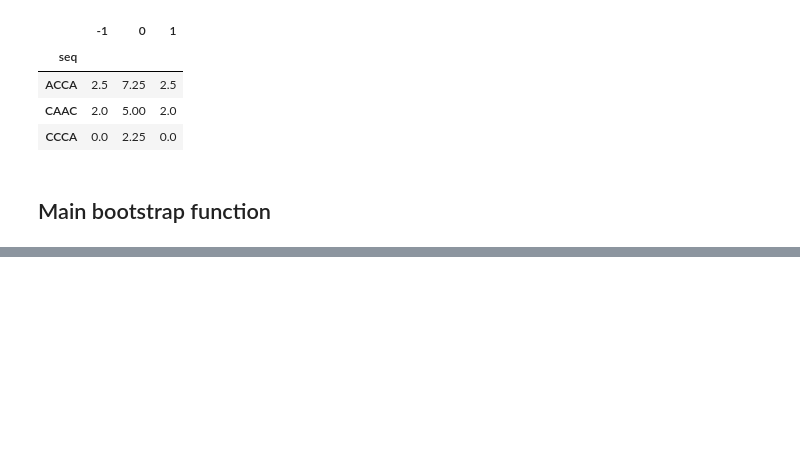
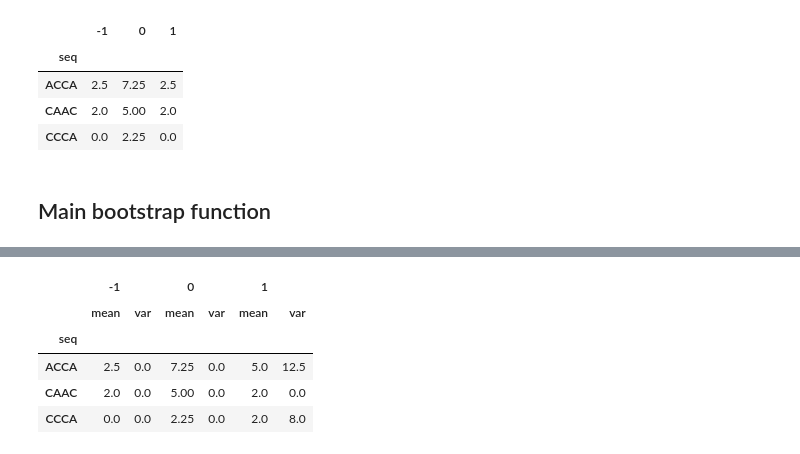
Before and after one commit to eugimarine/digestion_rates, a Jupyter notebook: 03_Boostrap_correlation.ipynb, the cells around one changed output, grey strips where cells are left out. Saved outputs shown, nothing was run; the diff lists cells and outputs as text; code cells hidden in the pictures; blank space fills up the shorter version.

```diff
--- a/03_Boostrap_correlation.ipynb
+++ b/03_Boostrap_correlation.ipynb
@@ -160,9 +160,11 @@ assert c.argmax() == 2
 # | export
 
 def cross_correlation_on_all_sequences(g0_profile, inter_profile):
-    corr_df_shape = (g0_profile.shape[0], g0_profile.shape[1]*2-1)
-    range_values = (-1*(g0_profile.shape[1]-1), g0_profile.shape[1] )
-    corr_df = pd.DataFrame(np.zeros(corr_df_shape), index=g0_profile.index, columns=list(range(*range_values)))
+
+    range_values = correlation_lags(g0_profile.shape[1], inter_profile.shape[1])
+    corr_df_shape = (g0_profile.shape[0], range_values.shape[0])
+
+    corr_df = pd.DataFrame(np.zeros(corr_df_shape), index=g0_profile.index, columns=range_values)
 
     for nm,row in g0_profile.iterrows():
         corr = correlate_sequence(row, inter_profile, nm)
@@ -256,7 +311,20 @@ assert (max_cc == 0).all()
 # %%
 # | export
 
-def aggregate_results_bootstrap(cross_correlations, aggregations=['mean', 'var']):
+def aggregate_results_bootstrap(cross_correlations, aggregations=['mean', 'var'], min_obs=1):
     cat_correlations = pd.concat(cross_correlations, axis=0, join='inner')
-    agg_cc = cat_correlations.groupby(cat_correlations.index).aggregate(aggregations)
-    return agg_cc
+    group_seq = cat_correlations.groupby(cat_correlations.index)
+    # filter sequences with low observation
+    count_sequences = group_seq.count().iloc[:,1]
+    sequences_to_keep = count_sequences.index[count_sequences > min_obs]
+    agg_cc = group_seq.aggregate(aggregations)
+    return agg_cc.loc[sequences_to_keep, :]
+# %%
+cc3 = corr_df.loc[['ACCA', 'CAAC']].copy()
+cross_correlations = [corr_df, corr_df2, cc3]
+cat_correlations = pd.concat(cross_correlations, axis=0, join='inner')
+count_sequences = cat_correlations.groupby(cat_correlations.index).count().iloc[:,1]
+#
+seq = count_sequences.index[count_sequences >2]
+agg = cat_correlations.groupby(cat_correlations.index).aggregate(['mean', 'var'])
+agg.loc[seq,:]
@@ -263 +337,10 @@ def aggregate_results_bootstrap(cross_correlations, aggregations=['mean', 'var']
+# %%
+aggregate_results_bootstrap(cross_correlations, min_obs=1)
+# %% [output]
+|  | -1 |  | 0 |  | 1 |  |
+|  | mean | var | mean | var | mean | var |
+| seq |  |  |  |  |  |  |
+| ACCA | 2.5 | 0.0 | 7.25 | 0.0 | 5.0 | 12.5 |
+| CAAC | 2.0 | 0.0 | 5.00 | 0.0 | 2.0 | 0.0 |
+| CCCA | 0.0 | 0.0 | 2.25 | 0.0 | 2.0 | 8.0 |
 # %%
```
Also changed, not shown: parts of 14 cells of this notebook, 5 other files.
